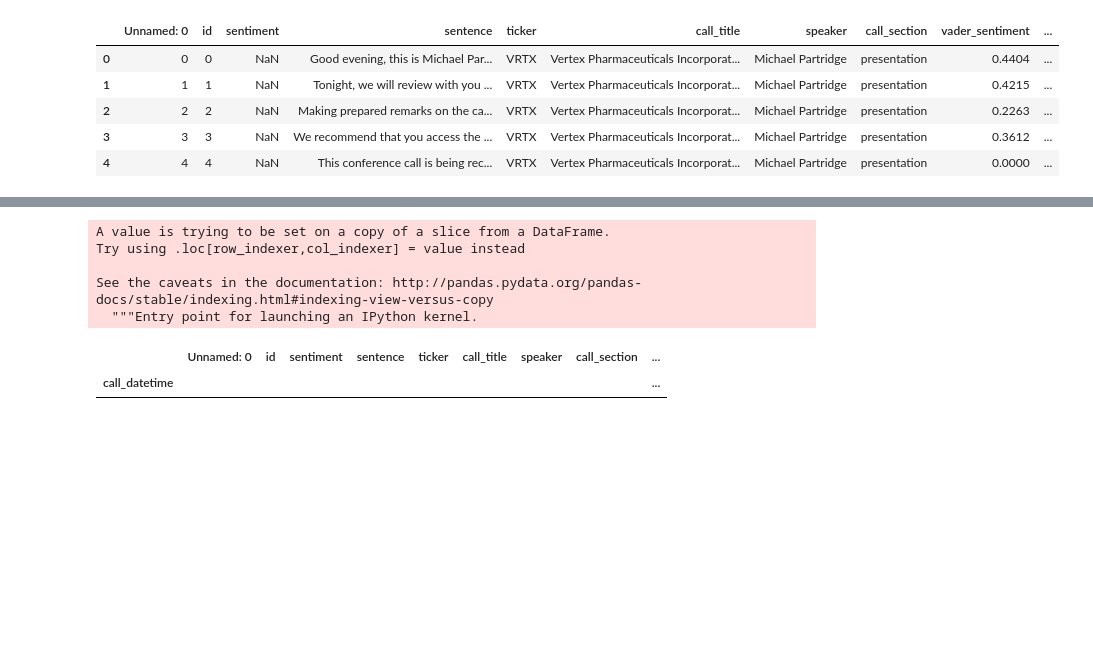
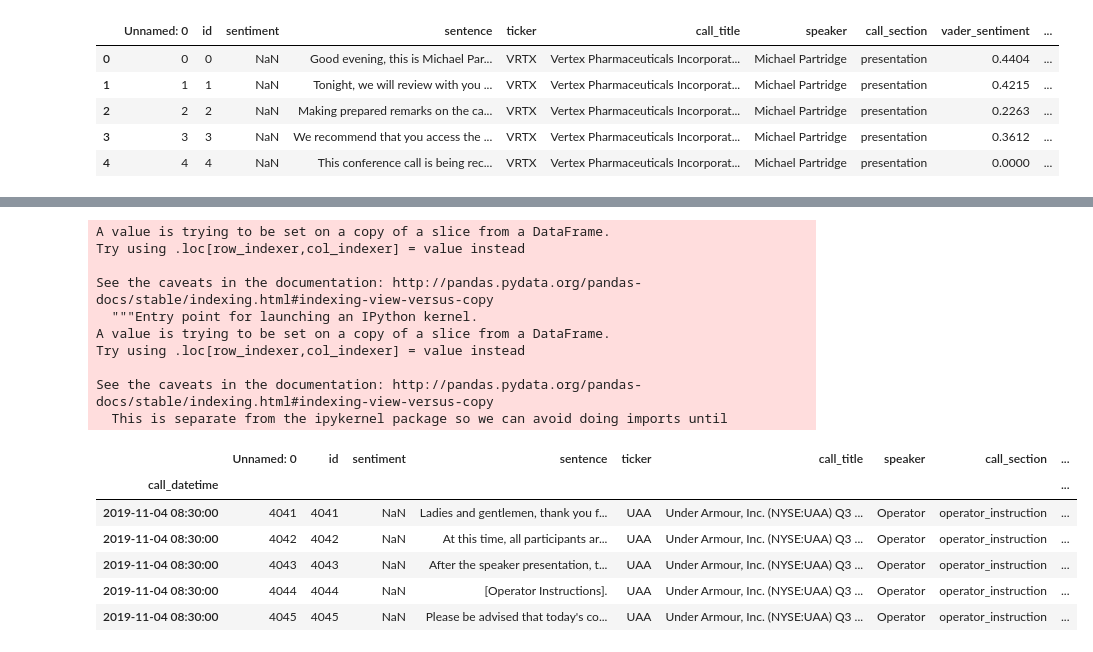
Before and after one commit to Final-Project-BAHF/Sweet_N_Sour_Sentiment, a Jupyter notebook: jupyter/extract_call_datetime.ipynb, the cells around one changed output, grey strips where cells are left out. Saved outputs shown, nothing was run; the diff lists cells and outputs as text; code cells hidden in the pictures; blank space fills up the shorter version.

```diff
--- a/jupyter/extract_call_datetime.ipynb
+++ b/jupyter/extract_call_datetime.ipynb
@@ -48,0 +31,5 @@ df
+# %%
+df = df.set_index('call_datetime')
+df['unique_id'] = df['id'].astype(str)+df['ticker']
+df = df.drop_duplicates(subset='unique_id',keep='last')
+df.count()
@@ -49,9 +50,9 @@ df
 # %%
-morning_df = df.between_time('07:00','11:00')
+morning_df = df.between_time('00:00','14:00')
 morning_df['base_date'] = (morning_df['call_date'] + pd.DateOffset(-1))
 morning_df['next_date'] = morning_df['call_date']
 
-morning_df
+morning_df.count()
 # %% [output]
 A value is trying to be set on a copy of a slice from a DataFrame.
 Try using .loc[row_indexer,col_indexer] = value instead
@@ -85,20 +82,30 @@ See the caveats in the documentation: http://pandas.pydata.org/pandas-docs/stabl
 # %%
 
 morning_df['base_day_of_week'] = morning_df['base_date'].dt.dayofweek
 trim_df = morning_df.loc[morning_df['base_day_of_week'] == 6]
-trim_df['base_date'] = (trim_df['call_date'] + pd.DateOffset(-2))
+trim_df['base_date'] = (trim_df['call_date'] + pd.DateOffset(-3))
 trim_df = trim_df.drop(columns=['base_day_of_week'])
 morning_df = morning_df.drop(columns=['base_day_of_week'])
 
 
-trim_df
+trim_df.head()
 # %% [output]
 A value is trying to be set on a copy of a slice from a DataFrame.
 Try using .loc[row_indexer,col_indexer] = value instead
 
 See the caveats in the documentation: http://pandas.pydata.org/pandas-docs/stable/indexing.html#indexing-view-versus-copy
   """Entry point for launching an IPython kernel.
+A value is trying to be set on a copy of a slice from a DataFrame.
+Try using .loc[row_indexer,col_indexer] = value instead
+
+See the caveats in the documentation: http://pandas.pydata.org/pandas-docs/stable/indexing.html#indexing-view-versus-copy
+  This is separate from the ipykernel package so we can avoid doing imports until
 |  | Unnamed: 0 | id | sentiment | sentence | ticker | call_title | speaker | call_section | ... |
 | call_datetime |  |  |  |  |  |  |  |  | ... |
+| 2019-11-04 08:30:00 | 4041 | 4041 | NaN | Ladies and gentlemen, thank you f... | UAA | Under Armour, Inc. (NYSE:UAA) Q3 ... | Operator | operator_instruction | ... |
+| 2019-11-04 08:30:00 | 4042 | 4042 | NaN | At this time, all participants ar... | UAA | Under Armour, Inc. (NYSE:UAA) Q3 ... | Operator | operator_instruction | ... |
+| 2019-11-04 08:30:00 | 4043 | 4043 | NaN | After the speaker presentation, t... | UAA | Under Armour, Inc. (NYSE:UAA) Q3 ... | Operator | operator_instruction | ... |
+| 2019-11-04 08:30:00 | 4044 | 4044 | NaN | [Operator Instructions]. | UAA | Under Armour, Inc. (NYSE:UAA) Q3 ... | Operator | operator_instruction | ... |
+| 2019-11-04 08:30:00 | 4045 | 4045 | NaN | Please be advised that today's co... | UAA | Under Armour, Inc. (NYSE:UAA) Q3 ... | Operator | operator_instruction | ... |
 # %%
 morning_df = morning_df.append(trim_df)
```
Also changed, not shown: parts of 7 cells of this notebook, 2 other files.
